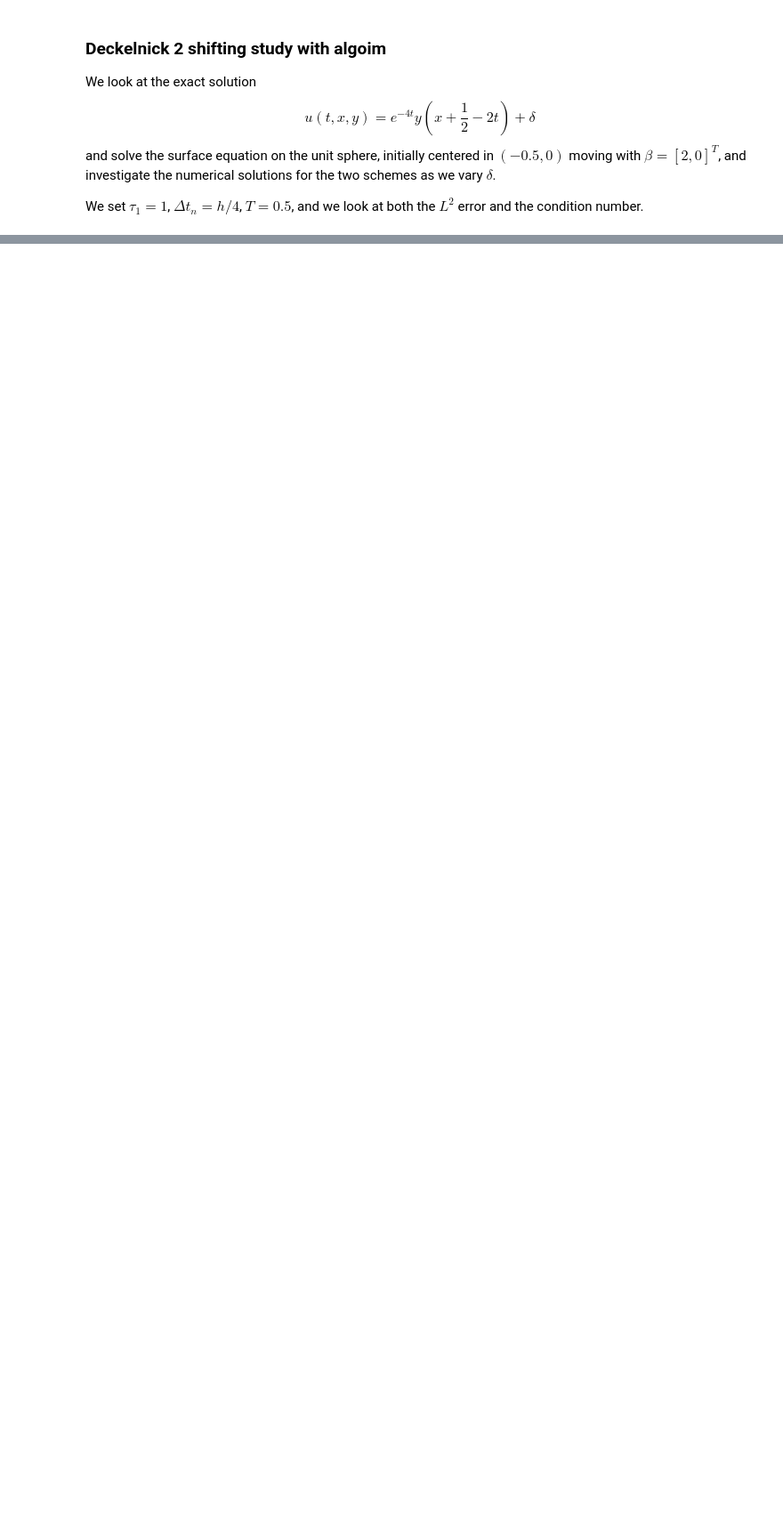
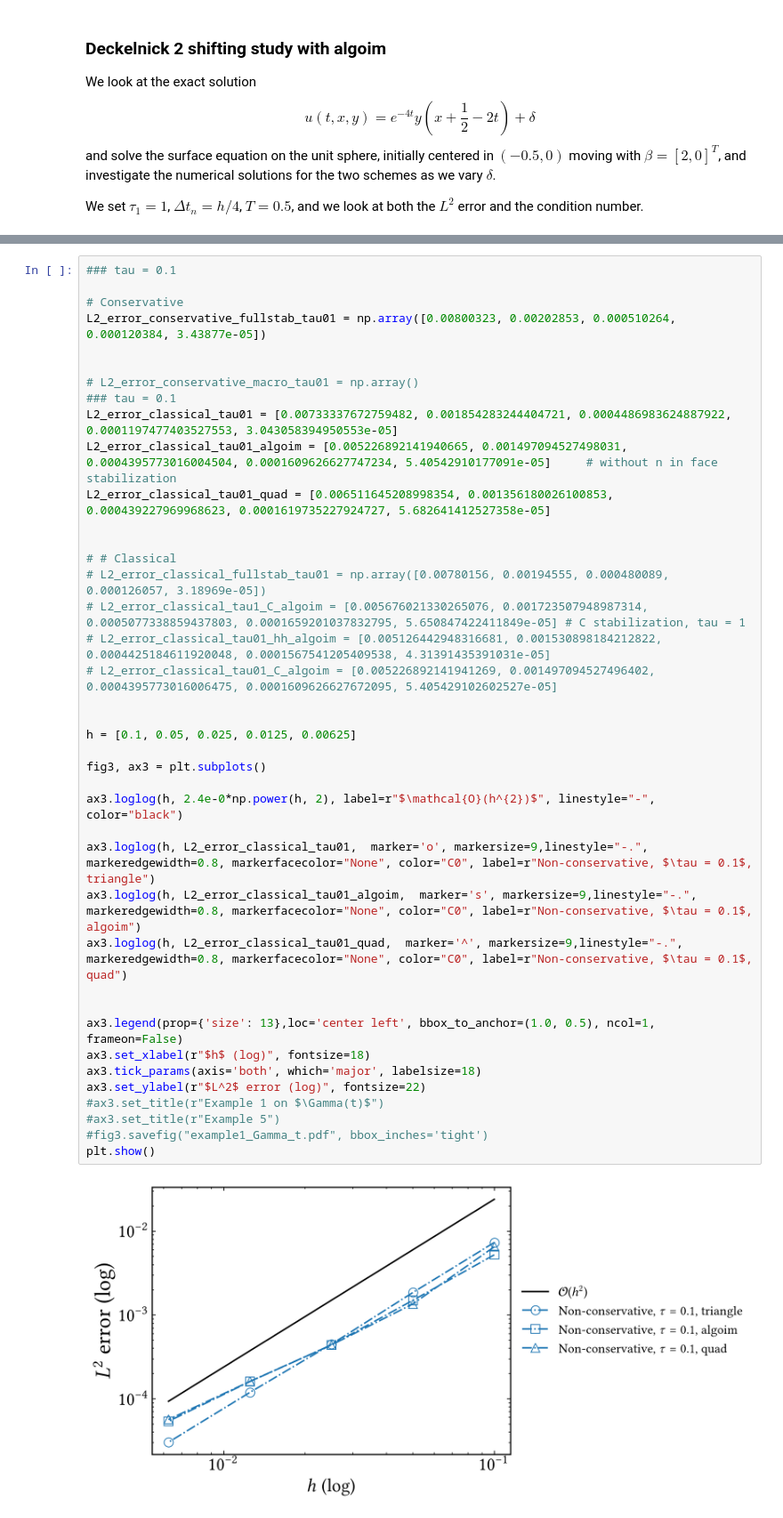
Before and after one commit to CutFEM/CutFEM-Library, a Jupyter notebook: notebook/convection_diffusion/algoim.ipynb, the cells around one changed output, grey strips where cells are left out. Shown at 89% size. Drawn from its saved outputs; the diff is of its cells as text; blank space fills up the shorter version.

```diff
--- a/notebook/convection_diffusion/algoim.ipynb
+++ b/notebook/convection_diffusion/algoim.ipynb
@@ -141,0 +553,42 @@ plt.show()
+# %%
+### tau = 0.1
+
+# Conservative
+L2_error_conservative_fullstab_tau01 = np.array([0.00800323, 0.00202853, 0.000510264, 0.000120384, 3.43877e-05])
+
+
+# L2_error_conservative_macro_tau01 = np.array()
+### tau = 0.1
+L2_error_classical_tau01 = [0.00733337672759482, 0.001854283244404721, 0.0004486983624887922, 0.0001197477403527553, 3.043058394950553e-05]
+L2_error_classical_tau01_algoim = [0.005226892141940665, 0.001497094527498031, 0.0004395773016004504, 0.0001609626627747234, 5.40542910177091e-05]     # without n in face stabilization
+L2_error_classical_tau01_quad = [0.006511645208998354, 0.001356180026100853, 0.000439227969968623, 0.0001619735227924727, 5.682641412527358e-05]
+
+
+# # Classical
+# L2_error_classical_fullstab_tau01 = np.array([0.00780156, 0.00194555, 0.000480089, 0.000126057, 3.18969e-05])
+# L2_error_classical_tau1_C_algoim = [0.005676021330265076, 0.001723507948987314, 0.0005077338859437803, 0.0001659201037832795, 5.650847422411849e-05] # C stabilization, tau = 1
+# L2_error_classical_tau01_hh_algoim = [0.005126442948316681, 0.001530898184212822, 0.0004425184611920048, 0.0001567541205409538, 4.31391435391031e-05]
+# L2_error_classical_tau01_C_algoim = [0.005226892141941269, 0.001497094527496402, 0.0004395773016006475, 0.0001609626627672095, 5.405429102602527e-05]
+
+
+h = [0.1, 0.05, 0.025, 0.0125, 0.00625]
+
+fig3, ax3 = plt.subplots()
+
+ax3.loglog(h, 2.4e-0*np.power(h, 2), label=r"$\mathcal{O}(h^{2})$", linestyle="-", color="black")
+
+ax3.loglog(h, L2_error_classical_tau01,  marker='o', markersize=9,linestyle="-.", markeredgewidth=0.8, markerfacecolor="None", color="C0", label=r"Non-conservative, $\tau = 0.1$, triangle")
+ax3.loglog(h, L2_error_classical_tau01_algoim,  marker='s', markersize=9,linestyle="-.", markeredgewidth=0.8, markerfacecolor="None", color="C0", label=r"Non-conservative, $\tau = 0.1$, algoim")
+ax3.loglog(h, L2_error_classical_tau01_quad,  marker='^', markersize=9,linestyle="-.", markeredgewidth=0.8, markerfacecolor="None", color="C0", label=r"Non-conservative, $\tau = 0.1$, quad")
+
+
+ax3.legend(prop={'size': 13},loc='center left', bbox_to_anchor=(1.0, 0.5), ncol=1, frameon=False)
+ax3.set_xlabel(r"$h$ (log)", fontsize=18)
+ax3.tick_params(axis='both', which='major', labelsize=18)
+ax3.set_ylabel(r"$L^2$ error (log)", fontsize=22)
+#ax3.set_title(r"Example 1 on $\Gamma(t)$")
+#ax3.set_title(r"Example 5")
+#fig3.savefig("example1_Gamma_t.pdf", bbox_inches='tight')
+plt.show()
+# %% [output]
+[figure, added]
```
Also changed, not shown: parts of 18 cells of this notebook, 18 other files.
